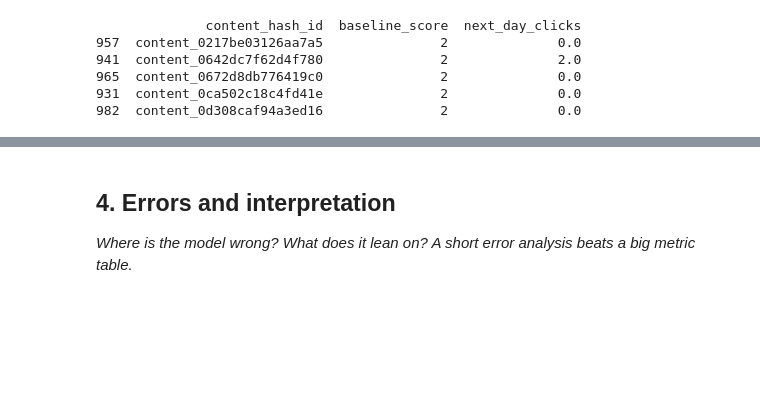
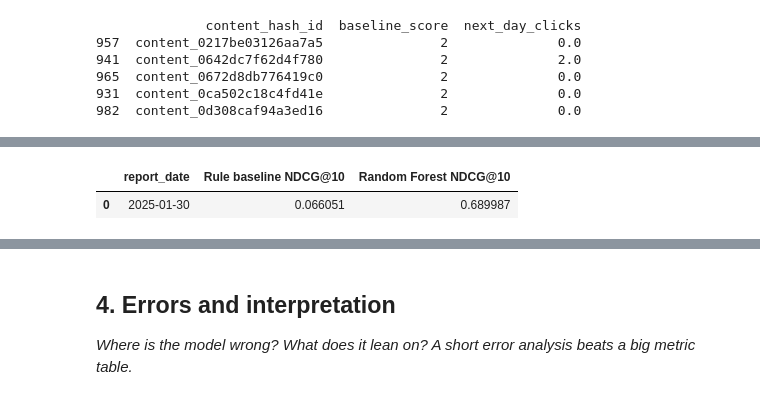
Before and after one commit to Shrishagk/My_flyrank, a Jupyter notebook: work/notebooks/w05_model.ipynb, the cells around one changed output, grey strips where cells are left out. Saved outputs shown, nothing was run; the diff lists cells and outputs as text; code cells hidden in the pictures; blank space fills up the shorter version.

```diff
--- a/work/notebooks/w05_model.ipynb
+++ b/work/notebooks/w05_model.ipynb
@@ -470,0 +653,63 @@ display(comparison)
+# %%
+from sklearn.metrics import ndcg_score
+
+daily_results = []
+
+for date, day_df in eval_data.groupby(
+    "report_date",
+    sort=True
+):
+
+    y_true = day_df[
+        "next_day_clicks"
+    ].to_numpy()
+
+    baseline_scores = day_df[
+        "baseline_score"
+    ].to_numpy()
+
+    model_scores = day_df[
+        "model_score"
+    ].to_numpy()
+
+    # If every item has zero next-day clicks,
+    # NDCG is not informative for that day.
+    if y_true.max() == 0:
+        print(
+            f"{date.date()}: "
+            "no positive next-day clicks; "
+            "NDCG skipped."
+        )
+        continue
+
+    k = min(
+        10,
+        len(day_df)
+    )
+
+    baseline_ndcg = ndcg_score(
+        [y_true],
+        [baseline_scores],
+        k=k
+    )
+
+    model_ndcg = ndcg_score(
+        [y_true],
+        [model_scores],
+        k=k
+    )
+
+    daily_results.append({
+        "report_date": date,
+        "Rule baseline NDCG@10": baseline_ndcg,
+        "Random Forest NDCG@10": model_ndcg
+    })
+
+daily_ndcg = pd.DataFrame(
+    daily_results
+)
+
+display(daily_ndcg)
+# %% [output]
+|  | report_date | Rule baseline NDCG@10 | Random Forest NDCG@10 |
+| 0 | 2025-01-30 | 0.066051 | 0.689987 |
```
Also changed, not shown: parts of 25 cells of this notebook.
